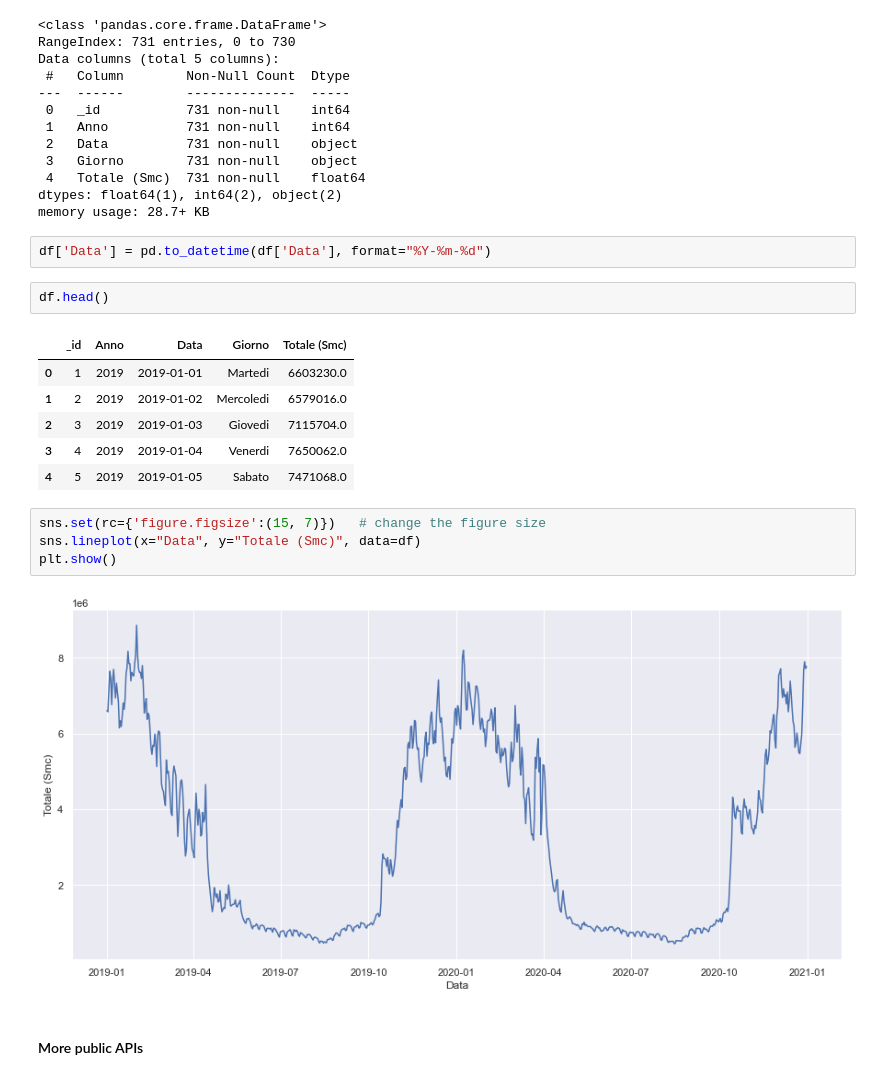
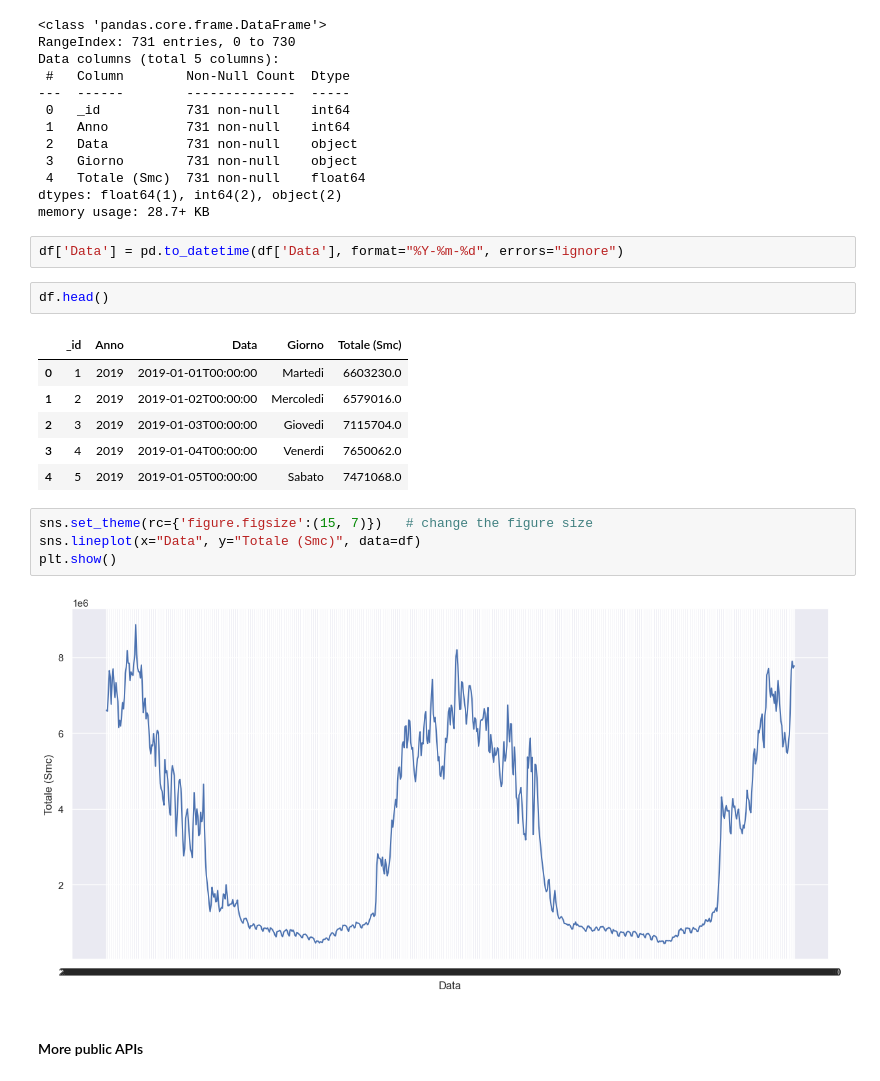
Before and after one commit to extra-jalapenos/python-apis, a Jupyter notebook: 7a APIs and JSON.ipynb, the cells around one changed output. Saved outputs shown, nothing was run; the diff lists cells and outputs as text.

```diff
--- a/7a APIs and JSON.ipynb
+++ b/7a APIs and JSON.ipynb
@@ -230,22 +230,22 @@ Data columns (total 5 columns):
 dtypes: float64(1), int64(2), object(2)
 memory usage: 28.7+ KB
 # %%
-df['Data'] = pd.to_datetime(df['Data'], format="%Y-%m-%d")
+df['Data'] = pd.to_datetime(df['Data'], format="%Y-%m-%d", errors="ignore")
 # %%
 df.head()
 # %% [output]
 |  | _id | Anno | Data | Giorno | Totale (Smc) |
-| 0 | 1 | 2019 | 2019-01-01 | Martedi | 6603230.0 |
-| 1 | 2 | 2019 | 2019-01-02 | Mercoledi | 6579016.0 |
-| 2 | 3 | 2019 | 2019-01-03 | Giovedi | 7115704.0 |
-| 3 | 4 | 2019 | 2019-01-04 | Venerdi | 7650062.0 |
-| 4 | 5 | 2019 | 2019-01-05 | Sabato | 7471068.0 |
+| 0 | 1 | 2019 | 2019-01-01T00:00:00 | Martedi | 6603230.0 |
+| 1 | 2 | 2019 | 2019-01-02T00:00:00 | Mercoledi | 6579016.0 |
+| 2 | 3 | 2019 | 2019-01-03T00:00:00 | Giovedi | 7115704.0 |
+| 3 | 4 | 2019 | 2019-01-04T00:00:00 | Venerdi | 7650062.0 |
+| 4 | 5 | 2019 | 2019-01-05T00:00:00 | Sabato | 7471068.0 |
 # %%
-sns.set(rc={'figure.figsize':(15, 7)})   # change the figure size
+sns.set_theme(rc={'figure.figsize':(15, 7)})   # change the figure size
 sns.lineplot(x="Data", y="Totale (Smc)", data=df)
 plt.show()
 # %% [output]
-[figure, old version]
+[figure, new version]
 # %% [markdown]
 #### More public APIs
 # %% [markdown]
```
Also changed, not shown: parts of 3 cells of this notebook, 5 other files.
